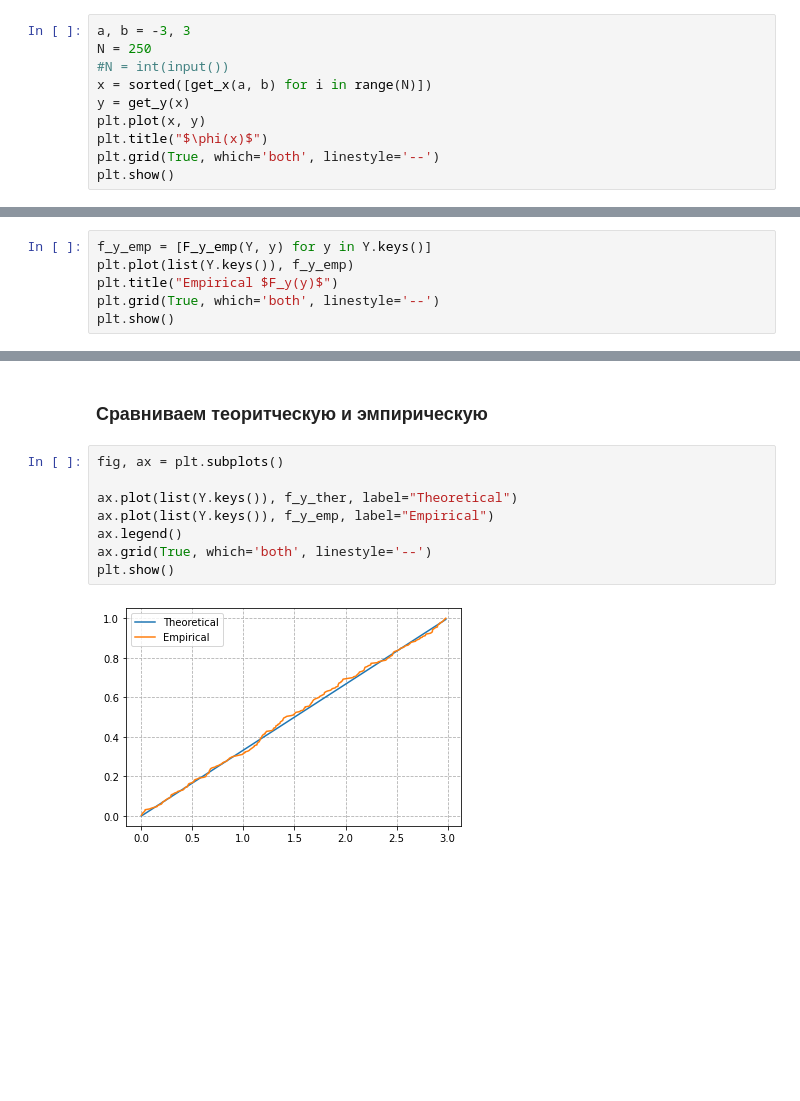
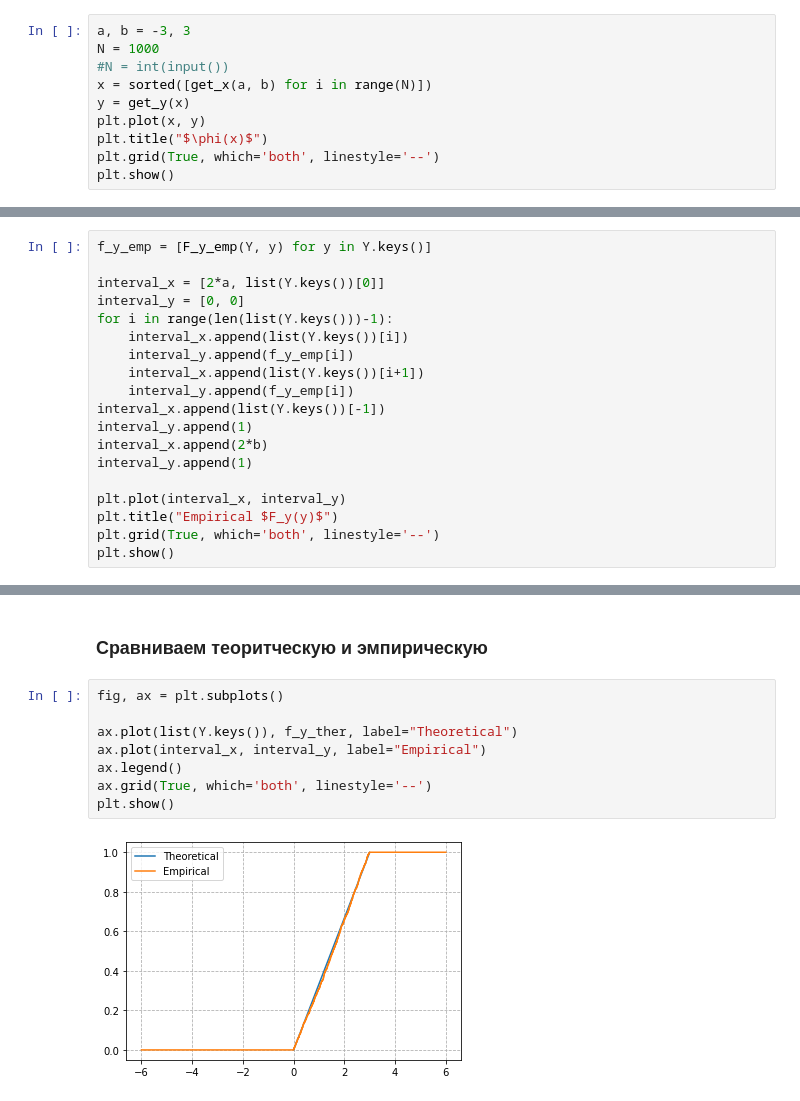
Before and after one commit to voiteshonok/Bsuir, a Jupyter notebook: 4_term_TViMS/Lab1.ipynb, the cells around one changed output, grey strips where cells are left out. Drawn from its saved outputs; the diff is of its cells as text; blank space fills up the shorter version.

```diff
--- a/4_term_TViMS/Lab1.ipynb
+++ b/4_term_TViMS/Lab1.ipynb
@@ -20,7 +20,7 @@ def get_y(x):
     return np.abs(x)
 # %%
 a, b = -3, 3
-N = 250
+N = 1000
 #N = int(input())
 x = sorted([get_x(a, b) for i in range(N)])
 y = get_y(x)
@@ -63,7 +63,20 @@ def F_y_emp(X, x0):
     return count / len(X)
 # %%
 f_y_emp = [F_y_emp(Y, y) for y in Y.keys()]
-plt.plot(list(Y.keys()), f_y_emp)
+
+interval_x = [2*a, list(Y.keys())[0]]
+interval_y = [0, 0]
+for i in range(len(list(Y.keys()))-1):
+    interval_x.append(list(Y.keys())[i])
+    interval_y.append(f_y_emp[i])
+    interval_x.append(list(Y.keys())[i+1])
+    interval_y.append(f_y_emp[i])
+interval_x.append(list(Y.keys())[-1])
+interval_y.append(1)
+interval_x.append(2*b)
+interval_y.append(1)
+
+plt.plot(interval_x, interval_y)
 plt.title("Empirical $F_y(y)$")
 plt.grid(True, which='both', linestyle='--')
 plt.show()
@@ -107,10 +120,10 @@ plt.show()
 # %%
 fig, ax = plt.subplots()
 
 ax.plot(list(Y.keys()), f_y_ther, label="Theoretical")
-ax.plot(list(Y.keys()), f_y_emp, label="Empirical")
+ax.plot(interval_x, interval_y, label="Empirical")
 ax.legend()
 ax.grid(True, which='both', linestyle='--')
 plt.show()
 # %% [output]
-[figure, old version]
+[figure, new version]
```
Also changed, not shown: parts of 2 cells of this notebook.
